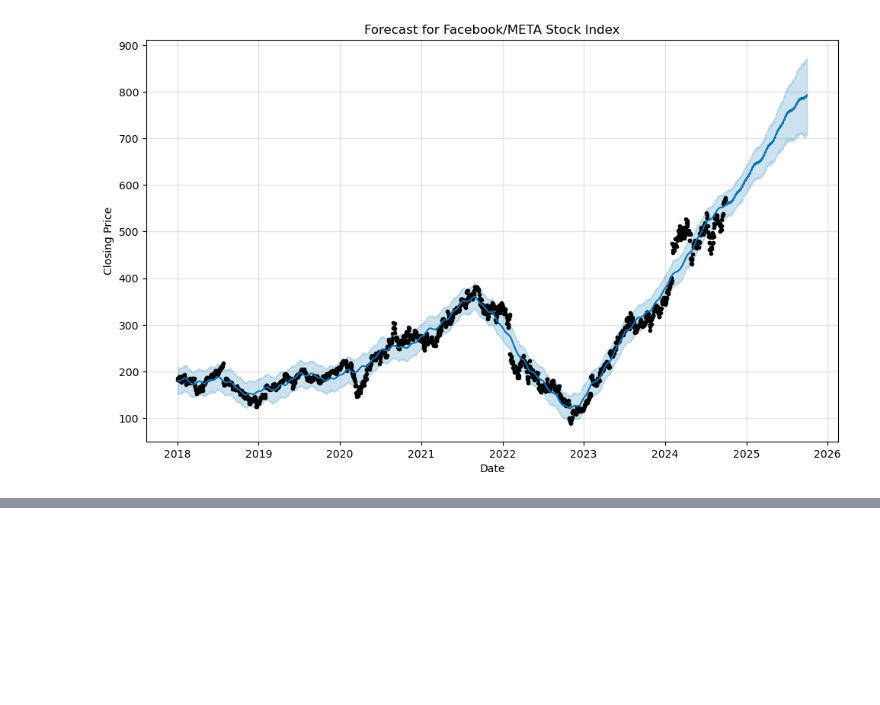
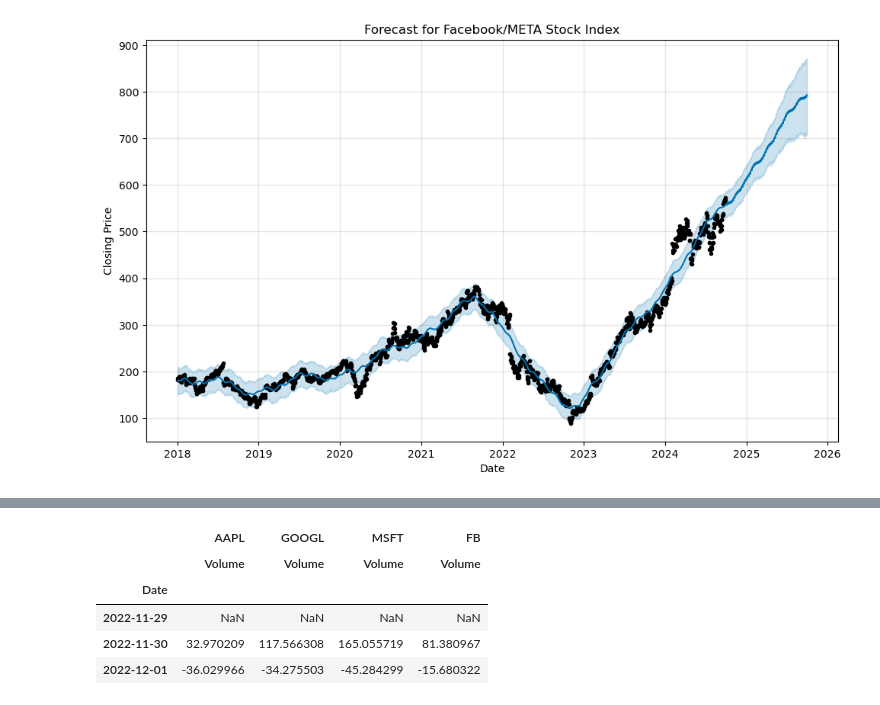
Before and after one commit to KingCam12/Project1_Group3, a Jupyter notebook: project1_group3.ipynb, the cells around one changed output, grey strips where cells are left out. Saved outputs shown, nothing was run; the diff lists cells and outputs as text; code cells hidden in the pictures; blank space fills up the shorter version.

```diff
--- a/project1_group3.ipynb
+++ b/project1_group3.ipynb
@@ -1007,0 +1020,11 @@ plt.show()
+# %%
+# % change in trading volume of all 4 stocks on 2022-11-30 as the result of Open AI's release of ChatGPT
+volumes_chatGPT_change = volumes_chatGPT.pct_change()*100
+volumes_chatGPT_change
+# %% [output]
+|  | AAPL | GOOGL | MSFT | FB |
+|  | Volume | Volume | Volume | Volume |
+| Date |  |  |  |  |
+| 2022-11-29 | NaN | NaN | NaN | NaN |
+| 2022-11-30 | 32.970209 | 117.566308 | 165.055719 | 81.380967 |
+| 2022-12-01 | -36.029966 | -34.275503 | -45.284299 | -15.680322 |
```
Also changed, not shown: parts of 8 cells of this notebook, 1 other file.
